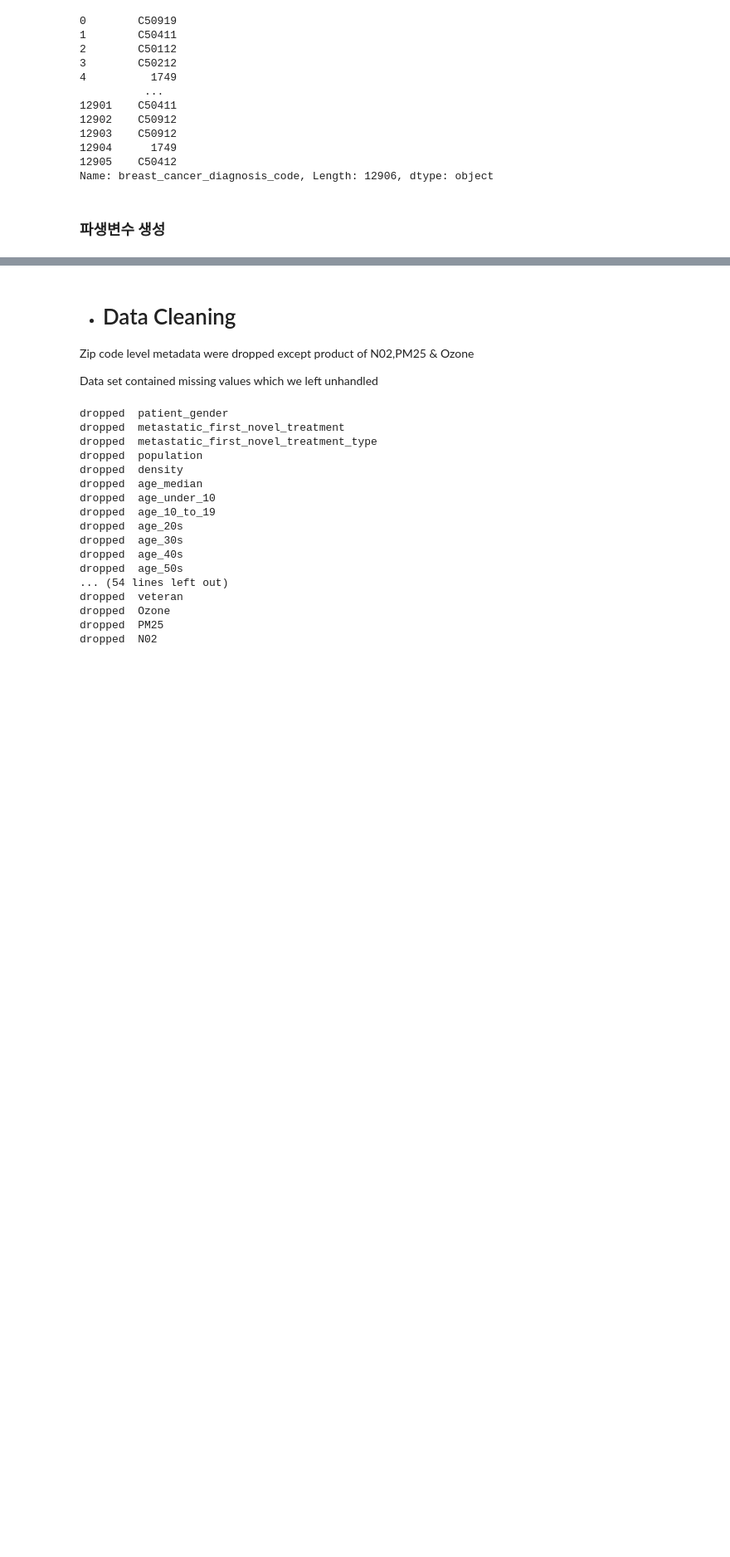
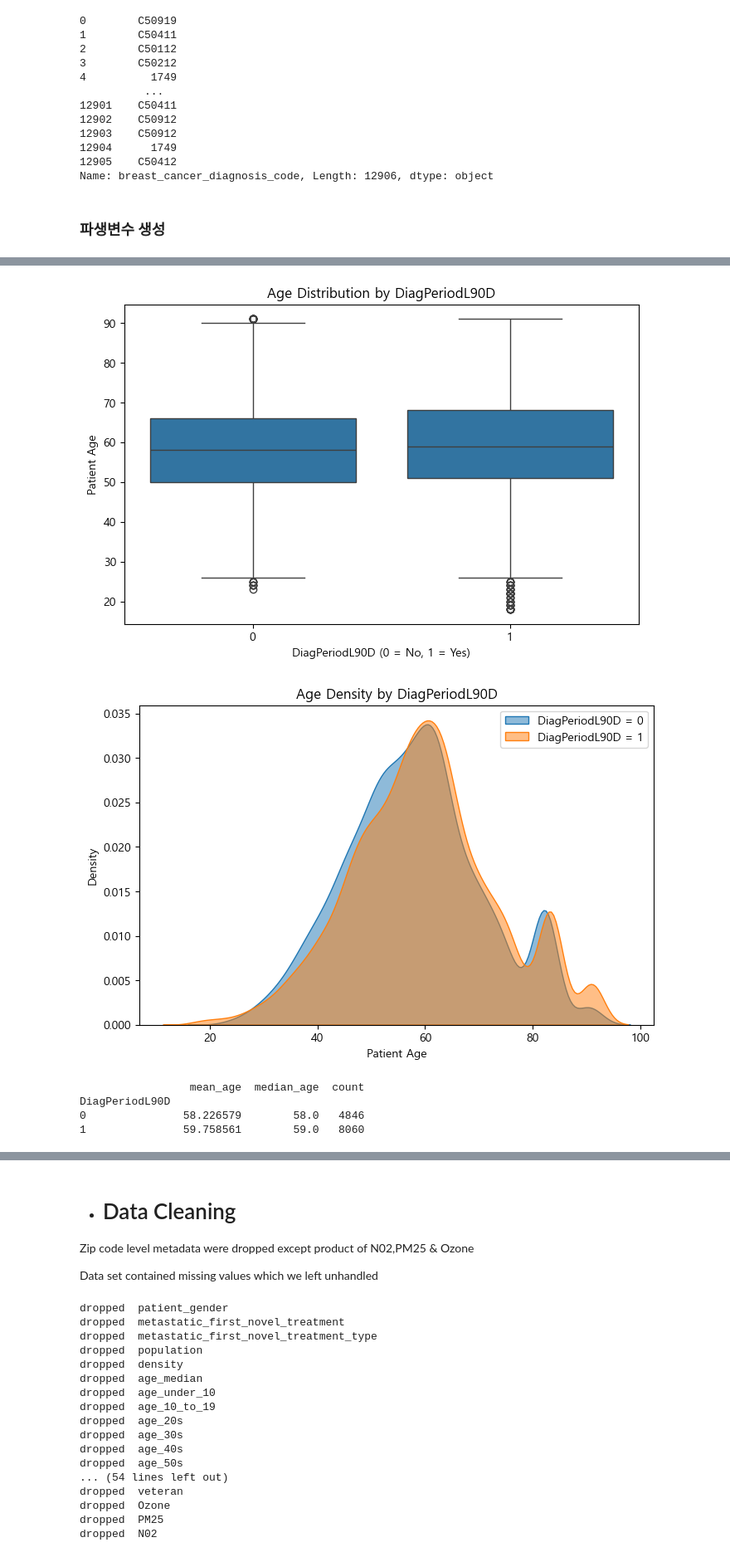
Before and after one commit to songchanho97/metastasis-date-prediction, a Jupyter notebook: 1st-place-wids.ipynb, the cells around one changed output, grey strips where cells are left out. Shown at 83% size. Drawn from its saved outputs; the diff is of its cells as text; code cells hidden in the pictures; blank space fills up the shorter version.

```diff
--- a/1st-place-wids.ipynb
+++ b/1st-place-wids.ipynb
@@ -850,0 +872,48 @@ Name: breast_cancer_diagnosis_code, Length: 12906, dtype: object
+# %%
+import matplotlib.pyplot as plt
+import seaborn as sns
+
+# 1) 필요한 컬럼만 추출하고 결측치 제거
+data = df[['DiagPeriodL90D', 'patient_age']].dropna()
+
+# 2) 박스플롯으로 비교
+plt.figure(figsize=(8, 5))
+sns.boxplot(
+    x='DiagPeriodL90D',
+    y='patient_age',
+    data=data
+)
+plt.title('Age Distribution by DiagPeriodL90D')
+plt.xlabel('DiagPeriodL90D (0 = No, 1 = Yes)')
+plt.ylabel('Patient Age')
+plt.show()
+
+# 3) KDE(커널 밀도)로 분포 겹쳐 보기
+plt.figure(figsize=(8, 5))
+for grp in [0, 1]:
+    subset = data[data['DiagPeriodL90D'] == grp]['patient_age']
+    sns.kdeplot(
+        subset,
+        label=f'DiagPeriodL90D = {grp}',
+        fill=True,
+        alpha=0.5
+    )
+plt.title('Age Density by DiagPeriodL90D')
+plt.xlabel('Patient Age')
+plt.legend()
+plt.show()
+
+# 4) 통계적 요약
+summary = data.groupby('DiagPeriodL90D')['patient_age'].agg(
+    mean_age='mean',
+    median_age='median',
+    count='count'
+)
+print(summary)
+# %% [output]
+[figure, added]
+[figure, added]
+                 mean_age  median_age  count
+DiagPeriodL90D
+0               58.226579        58.0   4846
+1               59.758561        59.0   8060
```
Also changed, not shown: parts of 16 cells of this notebook.
